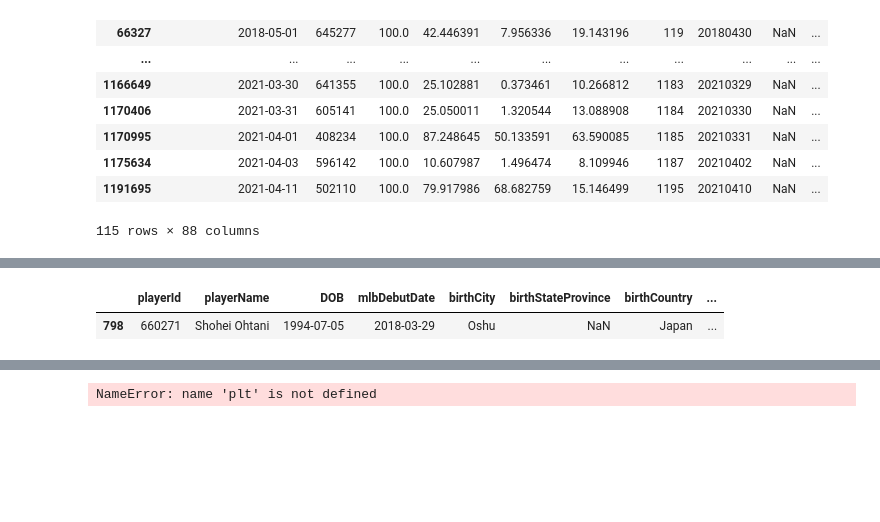
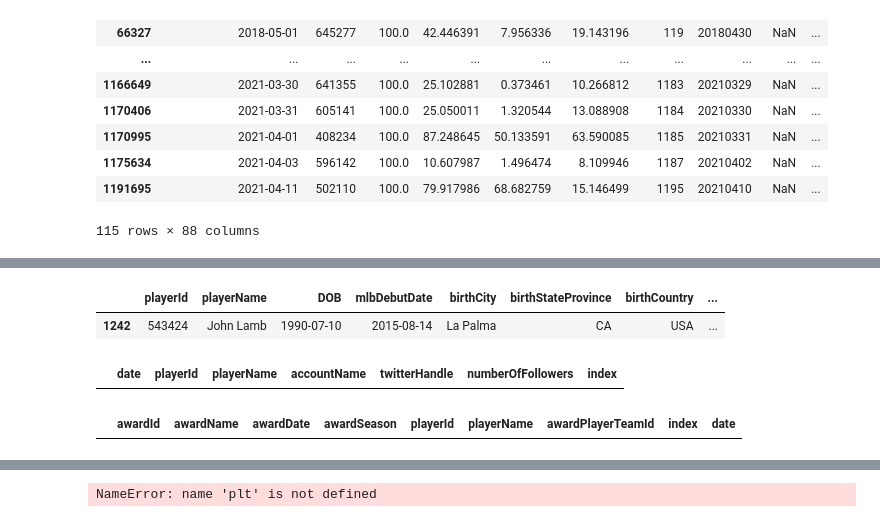
Before and after one commit to root4kaido/MLB-Player-Digital-Engagement-Forecasting, a Jupyter notebook: Notebook/other/eda_target.ipynb, the cells around one changed output, grey strips where cells are left out. Drawn from its saved outputs; the diff is of its cells as text; code cells hidden in the pictures; blank space fills up the shorter version.

```diff
--- a/Notebook/other/eda_target.ipynb
+++ b/Notebook/other/eda_target.ipynb
@@ -148,6 +151,6 @@ targets[(targets['playerId'] == 660271)]
 599 rows × 88 columns
 # %%
-players[players['playerId'] == 660271]
+players[players['playerId'] == 543424]
 # %% [output]
 |  | playerId | playerName | DOB | mlbDebutDate | birthCity | birthStateProvince | birthCountry | ... |
-| 798 | 660271 | Shohei Ohtani | 1994-07-05 | 2018-03-29 | Oshu | NaN | Japan | ... |
+| 1242 | 543424 | John Lamb | 1990-07-10 | 2015-08-14 | La Palma | CA | USA | ... |
@@ -155,0 +157,8 @@ player_target_stats = pd.read_csv(MAIN_DATA_DIR / "player_target_stats.csv")
+# %%
+twitters[twitters['playerId'] == 543424]
+# %% [output]
+|  | date | playerId | playerName | accountName | twitterHandle | numberOfFollowers | index |
+# %%
+awards[awards['playerId'] == 543424]
+# %% [output]
+|  | awardId | awardName | awardDate | awardSeason | playerId | playerName | awardPlayerTeamId | index | date |
```
Also changed, not shown: parts of 16 cells of this notebook, 15 other files.
